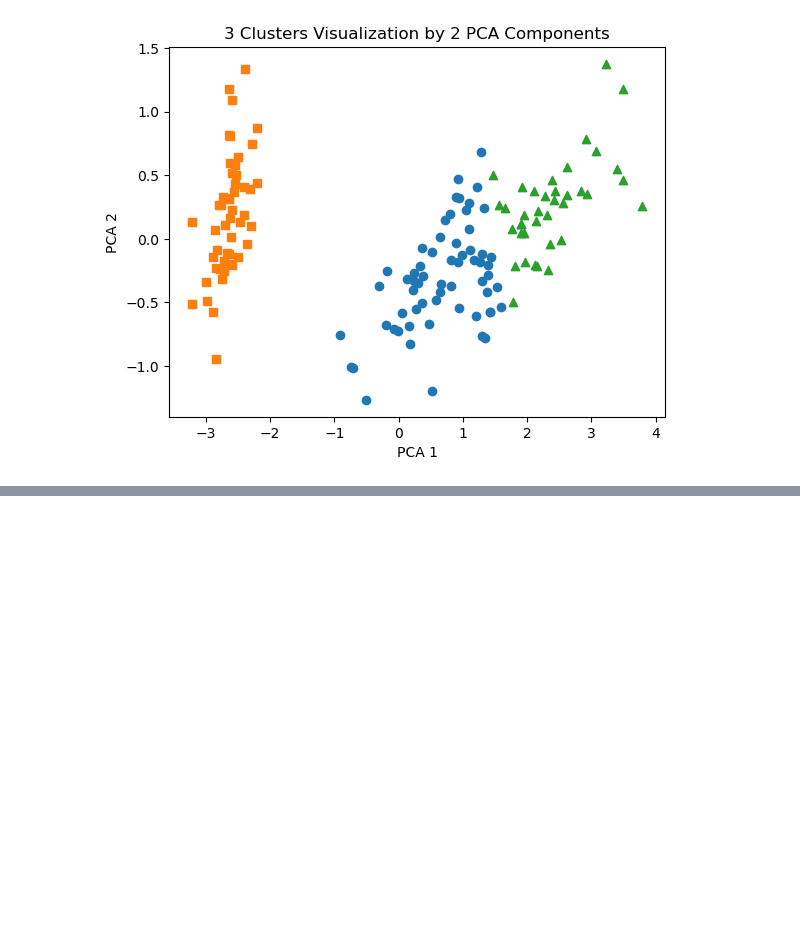
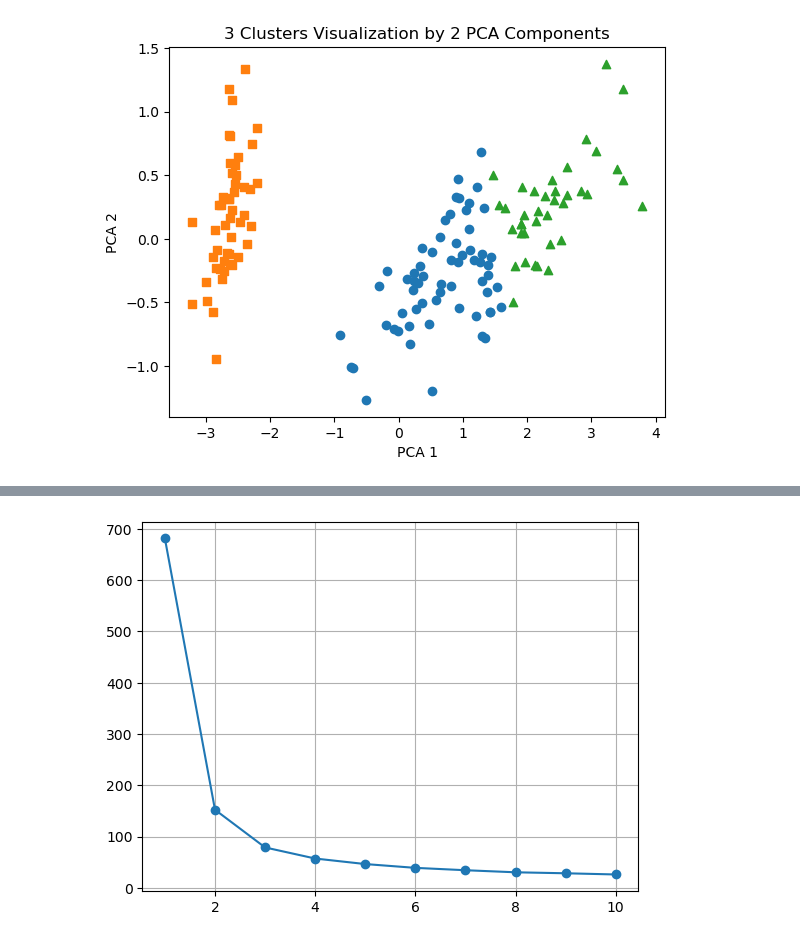
Before and after one commit to EunSeo35/ml_py, a Jupyter notebook: Clustering/01.K-Means_algorithm.ipynb, the cells around one changed output, grey strips where cells are left out. Cells and saved outputs as stored; diff of their text form; code cells hidden in the pictures; blank space fills up the shorter version.

```diff
--- a/Clustering/01.K-Means_algorithm.ipynb
+++ b/Clustering/01.K-Means_algorithm.ipynb
@@ -77,0 +105,15 @@ plt.show()
+# %%
+# scree plot
+inertia = []
+scree_df = iris_df[['sepal_length','sepal_width','petal_length','petal_width']]
+k_values = range(1,11)
+for k in  k_values:
+    kmeans = KMeans(n_clusters=k)
+    kmeans.fit(scree_df)
+    inertia.append(kmeans.inertia_)
+
+plt.plot(k_values, inertia, marker='o')
+plt.grid()
+plt.show()
+# %% [output]
+[figure, added]
```
Also changed, not shown: parts of 11 cells of this notebook, 5 other files.
